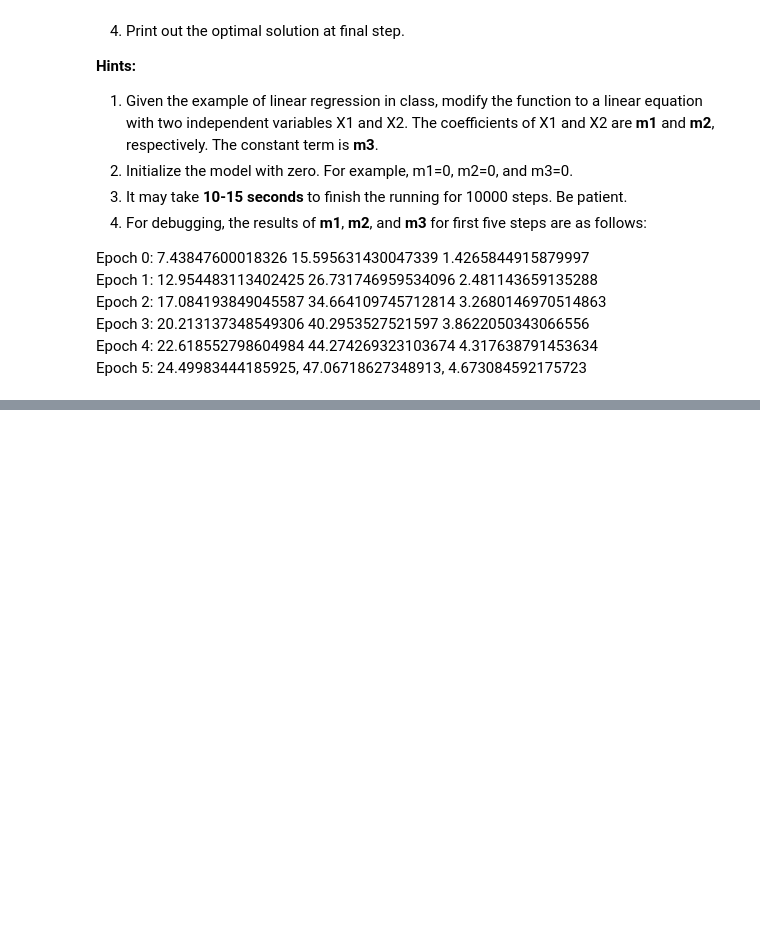
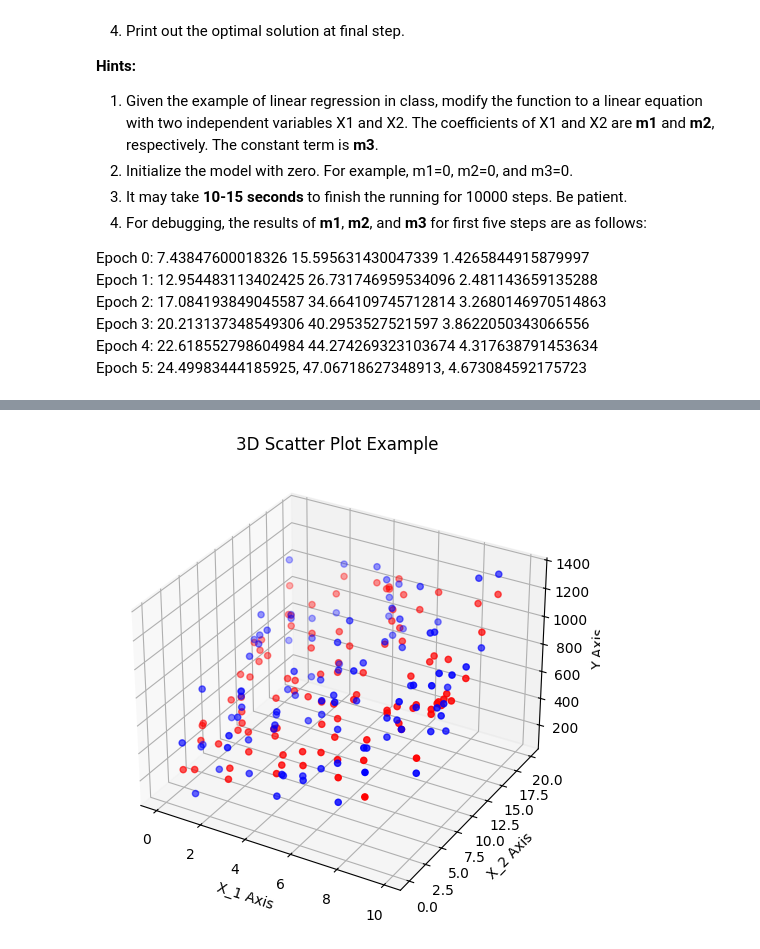
Before and after one commit to jakedog17/COP4630_HW1_Coding, a Jupyter notebook: HW1-Coding/Homework_01.ipynb, the cells around one changed output, grey strips where cells are left out. Cells and saved outputs as stored; diff of their text form; code cells hidden in the pictures; blank space fills up the shorter version.

```diff
--- a/HW1-Coding/Homework_01.ipynb
+++ b/HW1-Coding/Homework_01.ipynb
@@ -142,0 +281,32 @@ Derive prediction function and generate estmated results. **(10 Points)**
+# %%
+# Coding here
+
+#prediction model
+Y_pred = m_1*X_1 + m_2*X_2 + m_3
+
+
+#Create Scatterplot
+
+# Initialize 3D figure and axes
+fig = plt.figure(figsize=(6, 6))
+ax = fig.add_subplot(projection='3d')
+
+# Create the 3D scatter plot
+
+#OG data (blue)
+ax.scatter(X_1, X_2, Y, color="blue")
+
+#Predicted Data (red)
+ax.scatter(X_1, X_2, Y_pred, color="red")
+
+# Label axes
+ax.set_xlabel('X_1 Axis')
+ax.set_ylabel('X_2 Axis')
+ax.set_zlabel('Y Axis')
+ax.set_title('3D Scatter Plot Example')
+
+
+
+plt.show()
+# %% [output]
+[figure, added]
```
Also changed, not shown: parts of 13 cells of this notebook.
